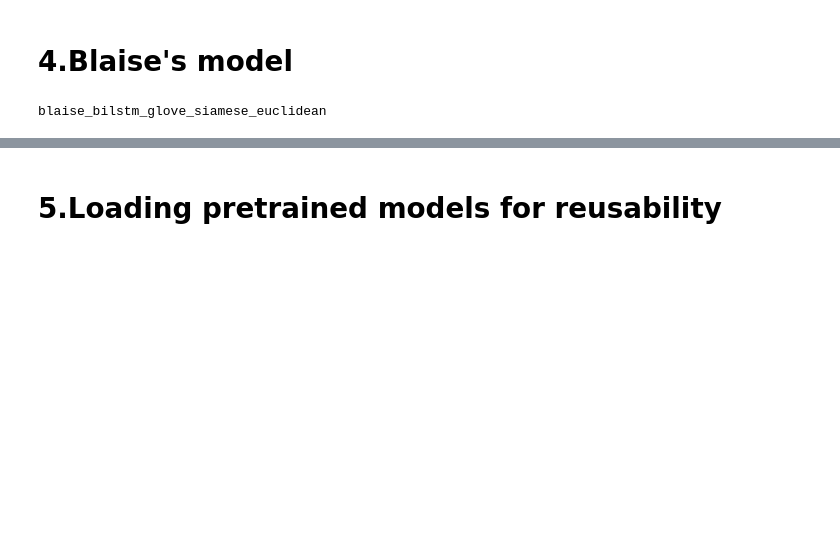
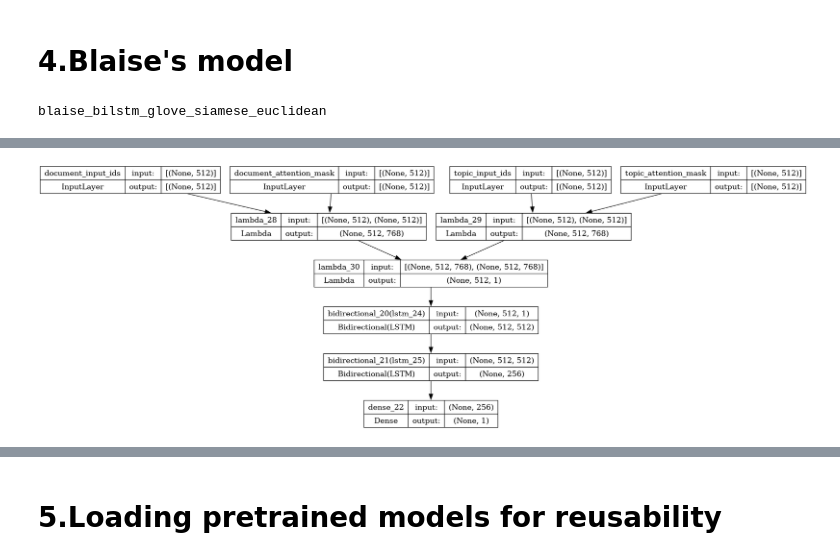
Before and after one commit to trduc97/neural_medical_qa, a Jupyter notebook: Dissertation_main.ipynb, the cells around one changed output, grey strips where cells are left out. Cells and saved outputs as stored; diff of their text form; code cells hidden in the pictures; blank space fills up the shorter version.

Commit message:
Kaggle Notebook | notebook0792690414 | Version 1

```diff
--- a/Dissertation_main.ipynb
+++ b/Dissertation_main.ipynb
@@ -310,6 +304,8 @@ training_df2 = pd.read_parquet('/kaggle/working/cleaned_training_df2.parquet.gzi
 | 26230 | real reason american love bacon b... | secret history bacon almost nobod... | diversion u corn crop ethanol fue... | identify document discus impact g... | 0 | real reason american love bacon b... | diversion u corn crop ethanol fue... | real reason american love bacon b... |
 | 26231 | ear favorite corn recipe summer | may noticed focusing corn week ro... | diversion u corn crop ethanol fue... | identify document discus impact g... | 0 | ear favorite corn recipe summer m... | diversion u corn crop ethanol fue... | ear favorite corn recipe summer m... |
 19689 rows × 8 columns
+# %%
+training_df2 = pd.read_csv('/kaggle/input/clean-data/clean_train_data.csv')
 # %% [markdown]
 # 3.Neural Network with GloVe embedding
 # %% [markdown]
@@ -1276,0 +1357,31 @@ print(df_results)
+# %%
+import tensorflow as tf
+from transformers import BertTokenizer, TFBertModel
+from tensorflow.keras.layers import Input, Lambda
+from tensorflow.keras.models import Model
+
+# Initialize the tokenizer and BERT model
+tokenizer = BertTokenizer.from_pretrained('bert-base-uncased')
+bert_model = TFBertModel.from_pretrained('bert-base-uncased')
+
+# Tokenize inputs
+def preprocess_texts(texts, max_length):
+    tokens = tokenizer(texts, padding='max_length', truncation=True, max_length=max_length, return_tensors='tf')
+    return tokens['input_ids'], tokens['attention_mask']
+
+# Preprocess the texts
+max_length = 512  # Adjust based on your requirements
+
+train_doc_tokens, train_doc_masks = preprocess_texts(X_train_doc.tolist(), max_length)
+print('Done with training doc')
+train_topic_tokens, train_topic_masks = preprocess_texts(X_train_topic.tolist(), max_length)
+
+print('Done with training topic')
+val_doc_tokens, val_doc_masks = preprocess_texts(X_val_doc.tolist(), max_length)
+print('Done with validate doc')
+val_topic_tokens, val_topic_masks = preprocess_texts(X_val_topic.tolist(), max_length)
+print('Done with validate topic')
+test_doc_tokens, test_doc_masks = preprocess_texts(X_test_doc.tolist(), max_length)
+print('Done with testing doc')
+test_topic_tokens, test_topic_masks = preprocess_texts(X_test_topic.tolist(), max_length)
+print('Done with testing topic')
@@ -1276,0 +1474,4 @@ print(df_results)
+# %%
+plot_model(model_bidirectional, show_shapes=True)
+# %% [output]
+[figure, added]
```
Also changed, not shown: parts of 34 cells of this notebook.
